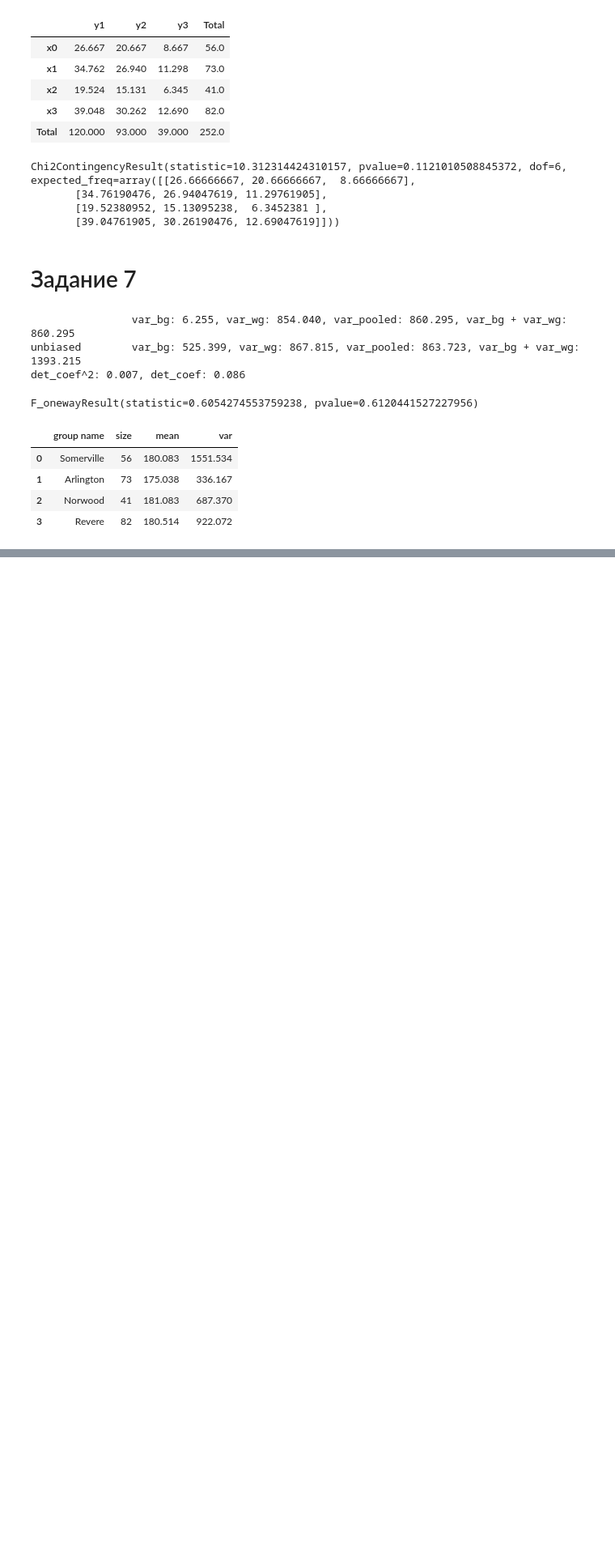
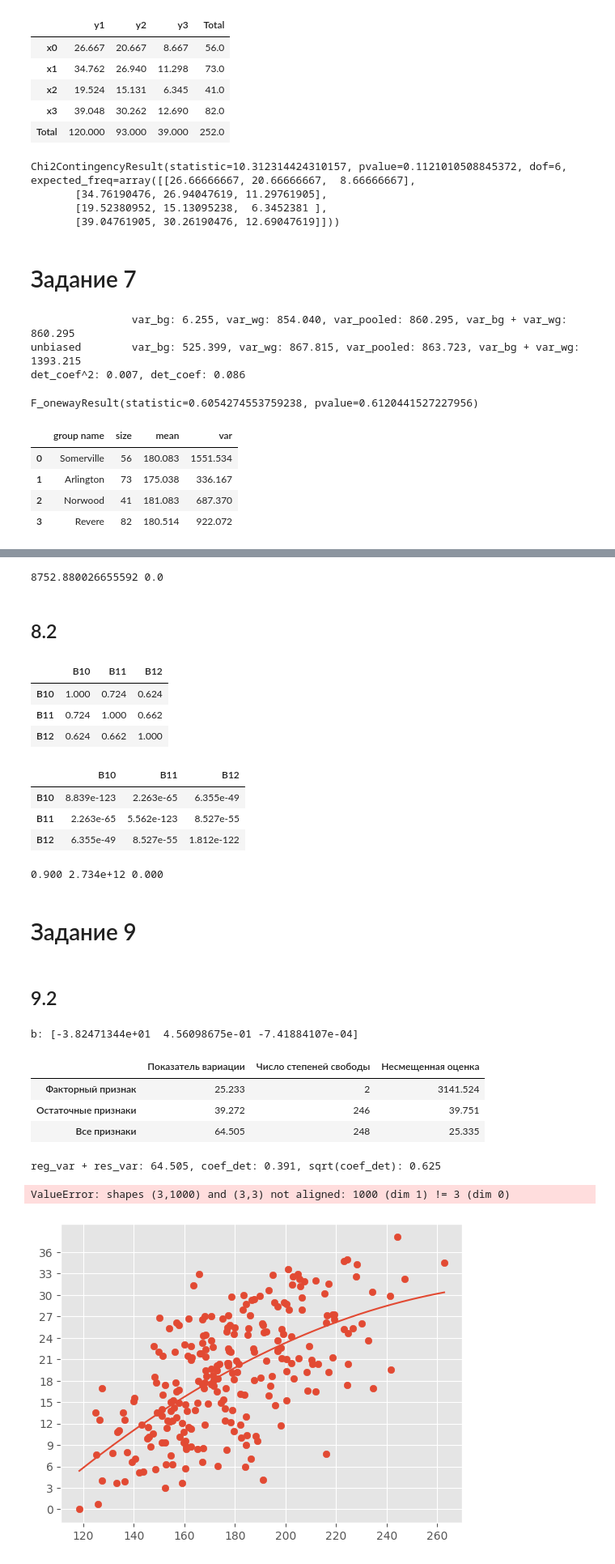
Before and after one commit to litc0x3B/Stats-Labs, a Jupyter notebook: HW.ipynb, the cells around one changed output, grey strips where cells are left out. Shown at 81% size. Cells and saved outputs as stored; diff of their text form; code cells hidden in the pictures; blank space fills up the shorter version.

```diff
--- a/HW.ipynb
+++ b/HW.ipynb
@@ -475,0 +515,41 @@ pd.DataFrame([[group_names[i], groups[i].size, groups[i].mean(), groups[i].var()
+# %%
+stat = tau[0] * math.sqrt((9*n*(n+1))/2*(2*n+5))
+F = stats.norm(0, 1).cdf(stat)
+pvalue = 2 * min(F, 1 - F)
+print(stat, pvalue)
+# %% [output]
+8752.880026655592 0.0
+# %% [markdown]
+## 8.2
+# %%
+samp_names = ['B10', 'B11', 'B12']
+samples = [data[samp_name].to_numpy() for samp_name in samp_names]
+# %%
+kendall_coeffs = [[stats.kendalltau(samp1, samp2).statistic for samp2 in samples] for samp1 in samples]
+pd.DataFrame(kendall_coeffs, columns=samp_names, index=samp_names)
+# %% [output]
+|  | B10 | B11 | B12 |
+| B10 | 1.000 | 0.724 | 0.624 |
+| B11 | 0.724 | 1.000 | 0.662 |
+| B12 | 0.624 | 0.662 | 1.000 |
+# %%
+kendall_coeffs = [[stats.kendalltau(samp1, samp2).pvalue for samp2 in samples] for samp1 in samples]
+pd.DataFrame(kendall_coeffs, columns=samp_names, index=samp_names)
+# %% [output]
+|  | B10 | B11 | B12 |
+| B10 | 8.839e-123 | 2.263e-65 | 6.355e-49 |
+| B11 | 2.263e-65 | 5.562e-123 | 8.527e-55 |
+| B12 | 6.355e-49 | 8.527e-55 | 1.812e-122 |
+# %%
+sums = np.sum(stats.rankdata(samples, axis=1), axis=0)
+n = len(samples[0])
+k = len(samples) - 1
+S = sums.var() * n
+W = (12*S)/((k + 1)**2 * (n**3 - n))
+Z = 12*S/(k + 1) * n * (n - 1)
+pvalue = 1 - stats.chi2(n - 1).cdf(Z)
+print("%.3f %.3e %.3f" % (W, Z, pvalue))
+# %% [output]
+0.900 2.734e+12 0.000
+# %% [markdown]
+# Задание 9
@@ -475,0 +599,32 @@ pd.DataFrame([[group_names[i], groups[i].size, groups[i].mean(), groups[i].var()
+# %%
+X = data.B7.to_numpy()
+Y = data.B2.to_numpy()
+indecies_to_delete = np.bitwise_or(X > 300, Y > 39).nonzero()
+X = np.delete(X, indecies_to_delete)
+Y = np.delete(Y, indecies_to_delete)
+# %% [markdown]
+## 9.2
+# %%
+funcs = [lambda x: np.ones_like(x), lambda x: x, lambda x: x**2]
+
+F = np.asmatrix([[1]*X.size, X, X**2])
+b = lin_regr(F, Y)
+print('b:', b)
+
+display_coefs(funcs, X, Y, b)
+
+x = np.linspace(X.min(), X.max(), 1000)
+plt.scatter(X, Y)
+plt.plot(x, func(funcs, b, x))
+_ = plt.yticks(np.arange(0, Y.max(), 3))
+
+print(conf_int_func(F, funcs, b, X, Y, alpha, x))
+# %% [output]
+b: [-3.82471344e+01  4.56098675e-01 -7.41884107e-04]
+|  | Показатель вариации | Число степеней свободы | Несмещенная оценка |
+| Факторный признак | 25.233 | 2 | 3141.524 |
+| Остаточные признаки | 39.272 | 246 | 39.751 |
+| Все признаки | 64.505 | 248 | 25.335 |
+reg_var + res_var: 64.505, coef_det: 0.391, sqrt(coef_det): 0.625
+ValueError: shapes (3,1000) and (3,3) not aligned: 1000 (dim 1) != 3 (dim 0)
+[figure, added]
```
Also changed, not shown: parts of 8 cells of this notebook.
